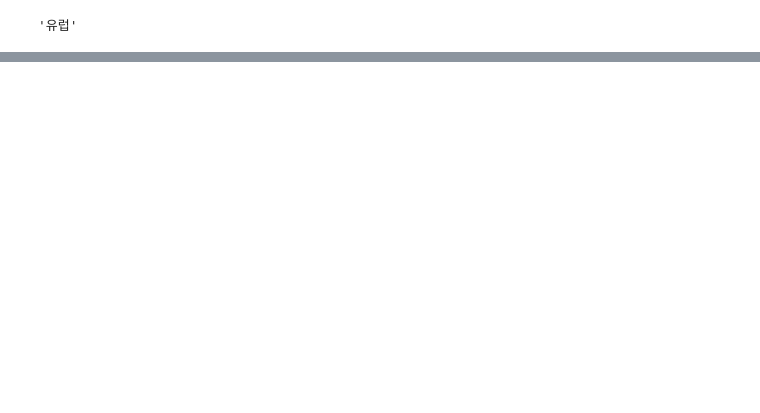
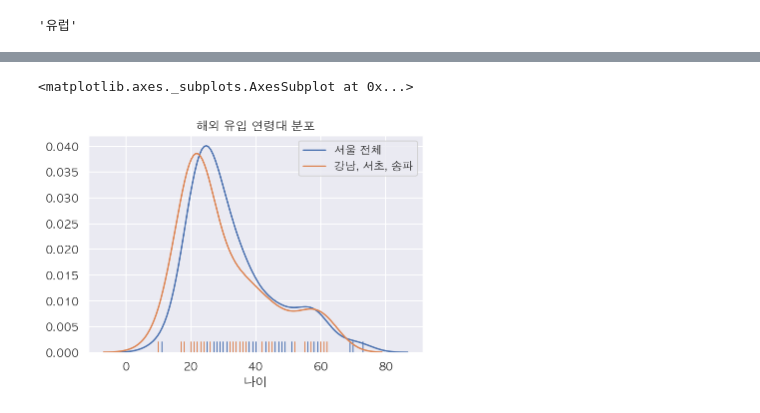
Before and after one commit to corazzon/COVID-19-eda, a Jupyter notebook: 06-seoul-covid-19-eda.ipynb, the cells around one changed output, grey strips where cells are left out. Drawn from its saved outputs; the diff is of its cells as text; code cells hidden in the pictures; blank space fills up the shorter version.

Commit message:
add distplot 해외입국자 연령대

```diff
--- a/06-seoul-covid-19-eda.ipynb
+++ b/06-seoul-covid-19-eda.ipynb
@@ -796,4 +797,12 @@ df_oversea.loc[df_oversea["구"].isin(["강남구", "서초구", "송파구"]),
 Name: 해외, dtype: int64
+# %%
+plt.title("해외 유입 연령대 분포")
+sns.distplot(df_oversea["나이"], hist=False, rug=True, label="서울 전체")
+sns.distplot(df_oversea.loc[df_oversea["구"].isin(["강남구", "서초구", "송파구"]), "나이"],
+             hist=False, rug=True, label="강남, 서초, 송파")
+# %% [output]
+<matplotlib.axes._subplots.AxesSubplot at 0x...>
+[figure, added]
 # %%
 from wordcloud import WordCloud
 
```
Also changed, not shown: parts of 53 cells of this notebook.
